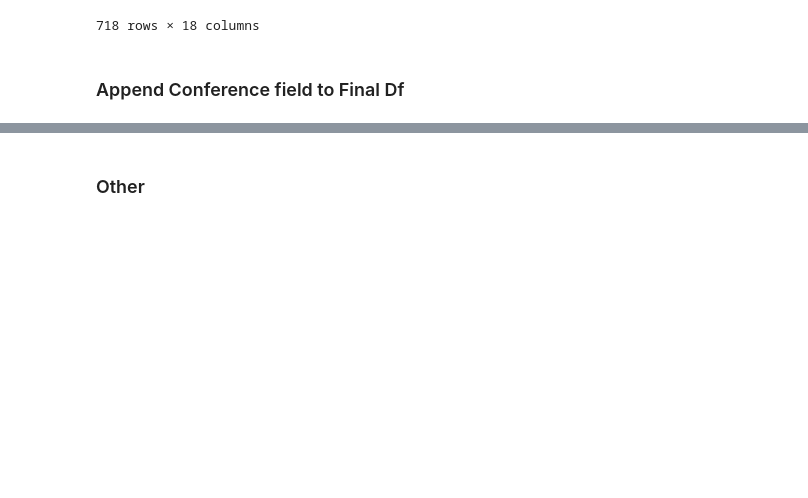
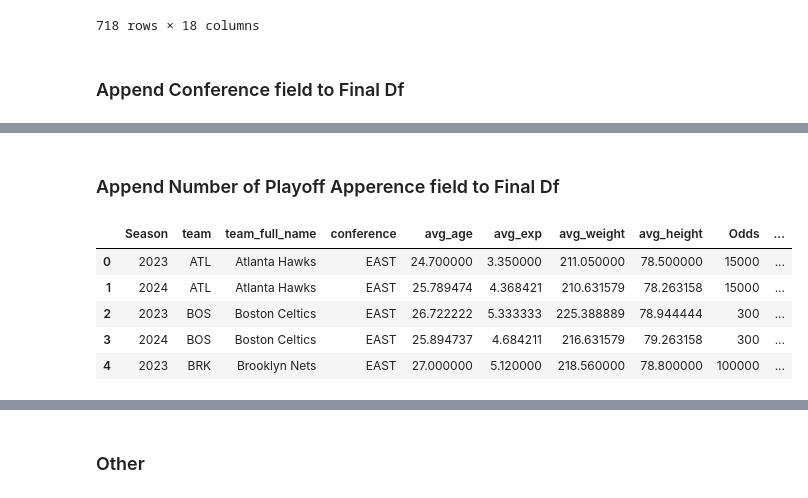
Before and after one commit to TomHavy/Nba-Standings-Prediction, a Jupyter notebook: notebooks/scrap-nba-data.ipynb, the cells around one changed output, grey strips where cells are left out. Drawn from its saved outputs; the diff is of its cells as text; code cells hidden in the pictures; blank space fills up the shorter version.

```diff
--- a/notebooks/scrap-nba-data.ipynb
+++ b/notebooks/scrap-nba-data.ipynb
@@ -1047,3 +1062,5 @@ final_df.to_csv(f"data/2010_2025_avg_odds_salary_players_champ_rk.csv")
 # final_df
 # %%
 # final_df.to_csv(f"data/2015_2025_avg_odds_salary_players_champ_rk.csv")
+# %% [markdown]
+### Append Number of Playoff Apperence field to Final Df
@@ -1049,0 +1070,9 @@ final_df.to_csv(f"data/2010_2025_avg_odds_salary_players_champ_rk.csv")
+# %%
+final_df.head()
+# %% [output]
+|  | Season | team | team_full_name | conference | avg_age | avg_exp | avg_weight | avg_height | Odds | ... |
+| 0 | 2023 | ATL | Atlanta Hawks | EAST | 24.700000 | 3.350000 | 211.050000 | 78.500000 | 15000 | ... |
+| 1 | 2024 | ATL | Atlanta Hawks | EAST | 25.789474 | 4.368421 | 210.631579 | 78.263158 | 15000 | ... |
+| 2 | 2023 | BOS | Boston Celtics | EAST | 26.722222 | 5.333333 | 225.388889 | 78.944444 | 300 | ... |
+| 3 | 2024 | BOS | Boston Celtics | EAST | 25.894737 | 4.684211 | 216.631579 | 79.263158 | 300 | ... |
+| 4 | 2023 | BRK | Brooklyn Nets | EAST | 27.000000 | 5.120000 | 218.560000 | 78.800000 | 100000 | ... |
```
Also changed, not shown: parts of 19 cells of this notebook.
